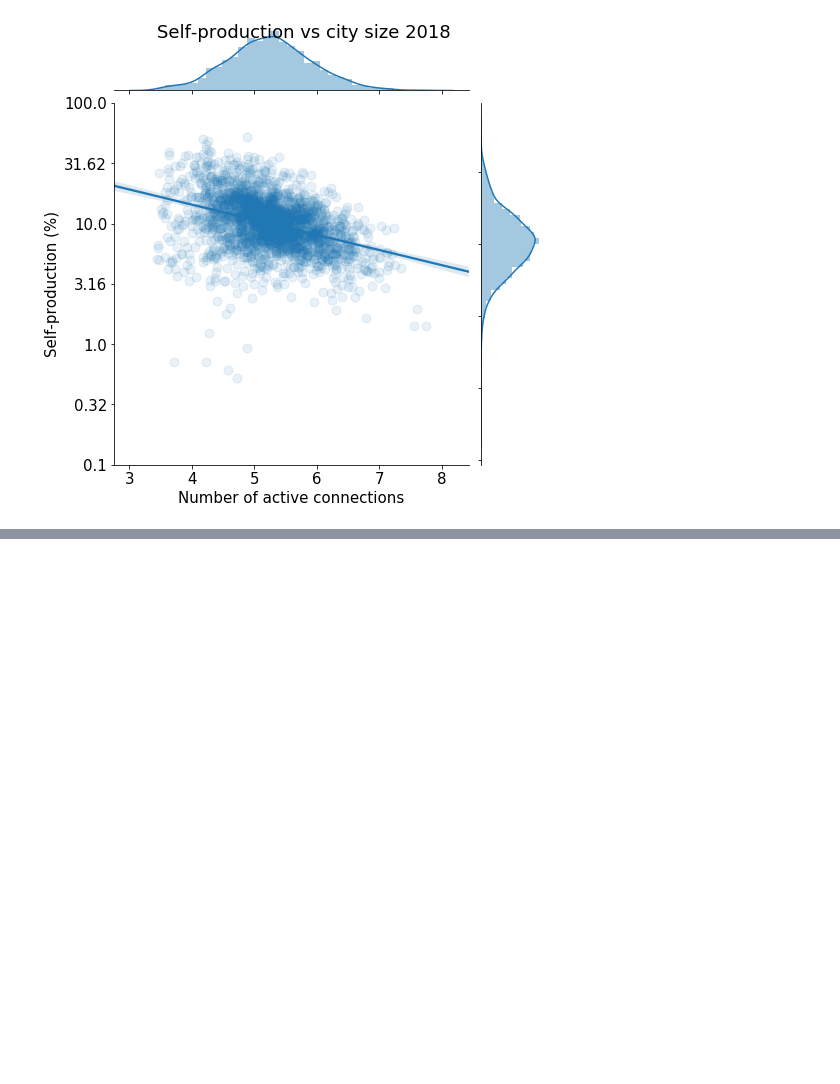
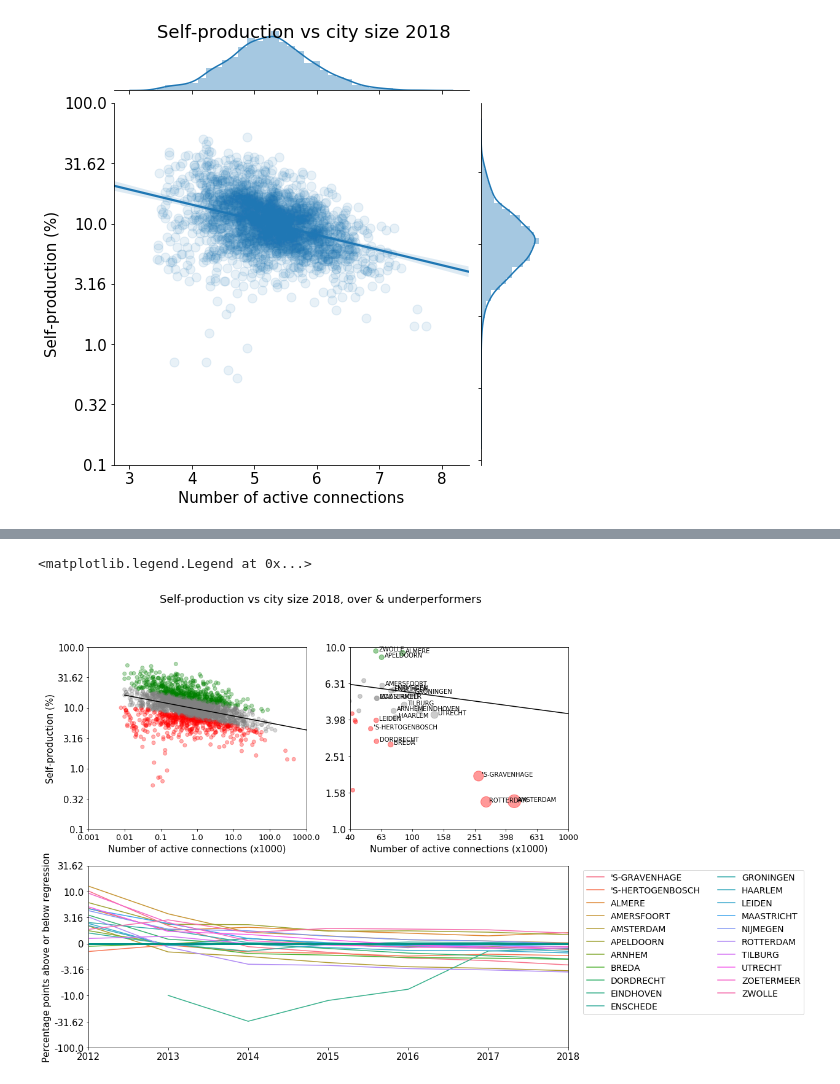
Before and after one commit to shiwaniers/Data-Science-Projects, a Jupyter notebook: Energy Consumption.ipynb, the cells around one changed output, grey strips where cells are left out. Saved outputs shown, nothing was run; the diff lists cells and outputs as text; code cells hidden in the pictures; blank space fills up the shorter version.

```diff
--- a/Energy Consumption.ipynb
+++ b/Energy Consumption.ipynb
@@ -520,0 +568,78 @@ Text(0.5, 0.98, 'Self-production vs city size 2018')
+# %%
+regdata,plotdata,fit = make_log_df(num_active_connections,self_prod_perc_mean,'2018',.15)
+lut = {'in':[.5,.5,.5],'over':'g','under':'r'}
+color = regdata['cat_2018'].map(lut)
+
+f = plt.figure(figsize=(14,12))
+gs = gridspec.GridSpec(2,2)
+xregr = np.linspace(1,6,10)
+#slope, intercept, r_value, p_value, std_err = stats.linregress(regdata['x'],regdata['y'])
+#plt.plot(num_active_connections['2015'],self_prod_perc_mean['2015'],'o',ms=10,alpha=.2)
+ax1 = f.add_subplot(gs[0,0])
+#sns.regplot('x','y',regdata,x_ci='ci',scatter=False,scatter_kws={'alpha':0.1,'s':75})#,ax=ax)
+#sns.jointplot('x','y',data=data,kind='reg')
+plt.scatter(regdata['x_2018'],regdata['y_2018'],alpha=.31,color=color)
+#plt.plot(x,y,'o',ms=10,alpha=.1,color=[.5,.5,.5])
+plt.plot(xregr,fit[0]*xregr+fit[1],'k')
+#plt.plot(xregr,slope*xregr+intercept+.15,'.-k')
+#plt.plot(xregr,slope*xregr+intercept-.15,'.-k')
+#plt.xscale('log');plt.yscale('log')
+plt.ylabel('Self-production (%)')
+plt.xlabel('Number of active connections (x1000)')
+plt.ylim(-1,2)
+loc,label = plt.yticks()
+yticks = [round(10**float(f),2) for f in loc]
+plt.yticks(loc,yticks)
+loc,label = plt.xticks()
+xticks = [round((10**float(f))/1e3,3) for f in loc]
+plt.xticks(loc,xticks,fontsize=13)
+#plt.text(2.5,-.5,"$y=$"+str(round(slope,3))+"$x+$"+str(round(10**intercept,3)),fontsize=15)
+#plt.grid()
+plt.xlim(0,6)
+#plt.axvline(np.log10(5e4))
+
+ax2 = f.add_subplot(gs[0,1])
+ax2.scatter(regdata['x_2018'],regdata['y_2018'],s=num_active_connections.loc[regdata.index,'2018']/1e3,alpha=.4,color=color)
+#plt.plot(x,y,'o',ms=10,alpha=.1,color=[.5,.5,.5])
+ax2.plot(xregr,fit[0]*xregr+fit[1],'k')
+#plt.ylabel('Self-production (%)')
+plt.xlabel('Number of active connections (x1000)')
+plt.ylim(0,1.)
+plt.xlim(left=np.log10(4e4),right=6)
+loc,label = plt.yticks()
+yticks = [round(10**float(f),2) for f in loc]
+plt.yticks(loc,yticks)
+loc,label = plt.xticks()
+xticks = [round((10**float(f))/1e3) for f in loc]
+plt.xticks(loc,xticks,fontsize=13)
+twenty18 = num_active_connections['2018'].to_frame()
+twenty18_L = twenty18[twenty18>5e4].dropna()
+for cit in twenty18_L.index:
+    x = regdata.loc[cit,'x_2018']
+    y = regdata.loc[cit,'y_2018']
+    plt.text(x+.02,y,cit)
+
+plt.suptitle('Self-production vs city size 2018, over & underperformers')
+all_offset = pd.DataFrame(index=twenty18_L.index,columns=[0])
+for year in range(2012,2019):
+    year = str(year)
+    regdata,plotdata,fit = make_log_df(num_active_connections,self_prod_perc_mean,year,.15)
+    if year=='2012':
+        all_offset = regdata.loc[twenty18_L.index,:]
+    else:
+        all_offset = all_offset.join(regdata.loc[twenty18_L.index,:])
+ax3 = f.add_subplot(gs[1,:])
+values = sns.color_palette('husl',len(all_offset));keys = all_offset.index
+lut = dict(zip(keys,values))
+colors = all_offset.index.map(lut)
+all_offset.loc[:,['offset_2012','offset_2013','offset_2014','offset_2015','offset_2016','offset_2017','offset_2018']].T.plot(ax=ax3,color=colors)
+plt.axhline(0,color='xkcd:teal',linewidth=3)
+loc,label = plt.xticks()
+plt.ylabel('Percentage points above or below regression')
+plt.xticks(loc,[int(f+2012) for f in loc])
+
+loc,label = plt.yticks()
+yticks = [round(10**float(abs(f)),2) if f>0 else -round(10**float(abs(f)),2) if f<0 else 0 for f in loc]
+plt.yticks(loc,yticks)
+plt.legend(bbox_to_anchor=(1.5, 1), loc='upper right', ncol=2)
+# %% [output]
@@ -520,0 +652,2 @@ Text(0.5, 0.98, 'Self-production vs city size 2018')
+<matplotlib.legend.Legend at 0x...>
+[figure, added]
```
Also changed, not shown: parts of 14 cells of this notebook.
